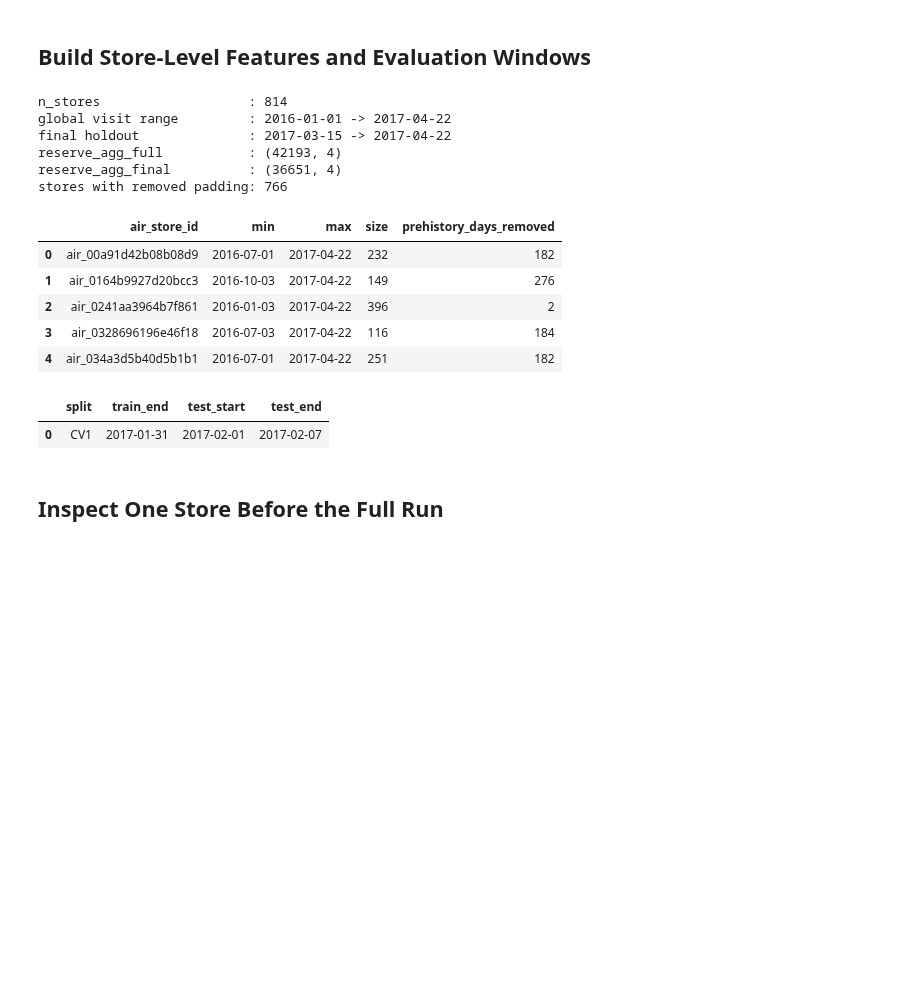
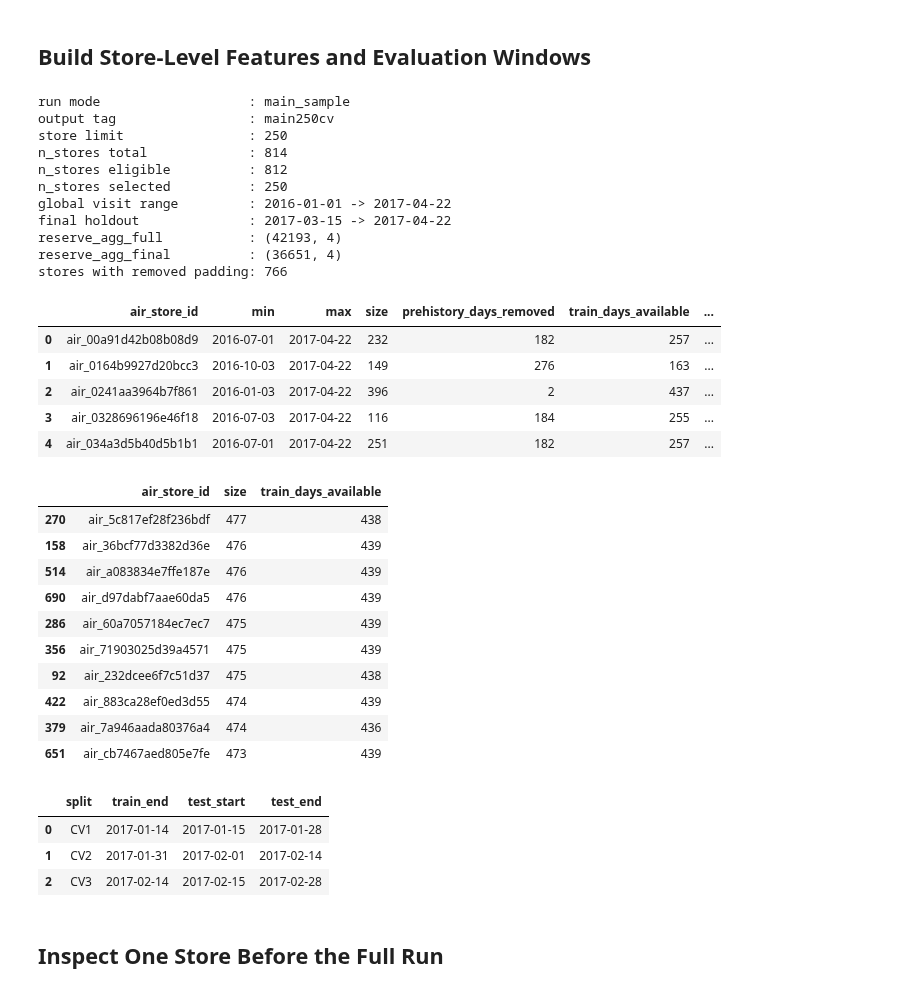
Before and after one commit to daokhanhlinh0523-dotcom/Store-Level-Time-Series-Forecasting-of-Restaurant-Visitors-Using-ARIMAX, a Jupyter notebook: notebooks/03_final_store_level_forecasting.ipynb, the cells around one changed output. Cells and saved outputs as stored; diff of their text form; code cells hidden in the pictures; blank space fills up the shorter version.

```diff
--- a/notebooks/03_final_store_level_forecasting.ipynb
+++ b/notebooks/03_final_store_level_forecasting.ipynb
@@ -347,44 +429,88 @@ Helpers loaded.
 final_split_date = pd.Timestamp('2017-03-14')
 final_holdout_start = pd.Timestamp('2017-03-15')
 final_holdout_end = pd.Timestamp('2017-04-22')
 reserve_agg_full = build_reserve_features(reserves)
 reserve_agg_final = build_reserve_features(
     reserves,
     cutoff_datetime=final_split_date + pd.Timedelta(days=1) - pd.Timedelta(microseconds=1),
 )
 store_meta = stores[['air_store_id', 'air_genre_name', 'air_area_name']].copy()
 store_ids = sorted(visits['air_store_id'].unique())
 
 observed_span = visits.groupby('air_store_id')['visit_date'].agg(['min', 'max', 'size']).reset_index()
 observed_span['prehistory_days_removed'] = (observed_span['min'] - visits['visit_date'].min()).dt.days.clip(lower=0)
+observed_span['train_days_available'] = ((final_split_date - observed_span['min']).dt.days + 1).clip(lower=0)
+observed_span['has_holdout_window'] = observed_span['max'] >= final_holdout_start
+
+min_train_days = 90
+
+RUN_MODE = 'main_sample'
+SANITY_CHECK_STORE_LIMIT = 250
+OUTPUT_TAG = 'main250cv'
+
+eligible_store_ids = (
+    observed_span.loc[
+        (observed_span['train_days_available'] >= min_train_days) & observed_span['has_holdout_window'],
+        ['air_store_id', 'size', 'train_days_available']
+    ]
+    .sort_values(['size', 'train_days_available', 'air_store_id'], ascending=[False, False, True])
+)
+
+run_store_ids = eligible_store_ids.head(SANITY_CHECK_STORE_LIMIT)['air_store_id'].tolist()
 
 cv_folds = [
-    {'split': 'CV1', 'train_end': '2017-01-31', 'test_start': '2017-02-01', 'test_end': '2017-02-07'},
+    {'split': 'CV1', 'train_end': '2017-01-14', 'test_start': '2017-01-15', 'test_end': '2017-01-28'},
+    {'split': 'CV2', 'train_end': '2017-01-31', 'test_start': '2017-02-01', 'test_end': '2017-02-14'},
+    {'split': 'CV3', 'train_end': '2017-02-14', 'test_start': '2017-02-15', 'test_end': '2017-02-28'},
 ]
 
-print('n_stores                   :', len(store_ids))
+print('run mode                   :', RUN_MODE)
+print('output tag                 :', OUTPUT_TAG)
+print('store limit                :', SANITY_CHECK_STORE_LIMIT)
+print('n_stores total             :', len(store_ids))
+print('n_stores eligible          :', len(eligible_store_ids))
+print('n_stores selected          :', len(run_store_ids))
 print('global visit range         :', visits['visit_date'].min().date(), '->', visits['visit_date'].max().date())
 print('final holdout              :', final_holdout_start.date(), '->', final_holdout_end.date())
 print('reserve_agg_full           :', reserve_agg_full.shape)
 print('reserve_agg_final          :', reserve_agg_final.shape)
 print('stores with removed padding:', int((observed_span['prehistory_days_removed'] > 0).sum()))
 display(observed_span.head())
+display(eligible_store_ids.head(10))
 display(pd.DataFrame(cv_folds))
 # %% [output]
-n_stores                   : 814
+run mode                   : main_sample
+output tag                 : main250cv
+store limit                : 250
+n_stores total             : 814
+n_stores eligible          : 812
+n_stores selected          : 250
 global visit range         : 2016-01-01 -> 2017-04-22
 final holdout              : 2017-03-15 -> 2017-04-22
 reserve_agg_full           : (42193, 4)
 reserve_agg_final          : (36651, 4)
 stores with removed padding: 766
-|  | air_store_id | min | max | size | prehistory_days_removed |
-| 0 | air_00a91d42b08b08d9 | 2016-07-01 | 2017-04-22 | 232 | 182 |
-| 1 | air_0164b9927d20bcc3 | 2016-10-03 | 2017-04-22 | 149 | 276 |
-| 2 | air_0241aa3964b7f861 | 2016-01-03 | 2017-04-22 | 396 | 2 |
-| 3 | air_0328696196e46f18 | 2016-07-03 | 2017-04-22 | 116 | 184 |
-| 4 | air_034a3d5b40d5b1b1 | 2016-07-01 | 2017-04-22 | 251 | 182 |
+|  | air_store_id | min | max | size | prehistory_days_removed | train_days_available | ... |
+| 0 | air_00a91d42b08b08d9 | 2016-07-01 | 2017-04-22 | 232 | 182 | 257 | ... |
+| 1 | air_0164b9927d20bcc3 | 2016-10-03 | 2017-04-22 | 149 | 276 | 163 | ... |
+| 2 | air_0241aa3964b7f861 | 2016-01-03 | 2017-04-22 | 396 | 2 | 437 | ... |
+| 3 | air_0328696196e46f18 | 2016-07-03 | 2017-04-22 | 116 | 184 | 255 | ... |
+| 4 | air_034a3d5b40d5b1b1 | 2016-07-01 | 2017-04-22 | 251 | 182 | 257 | ... |
-|  | split | train_end | test_start | test_end |
-| 0 | CV1 | 2017-01-31 | 2017-02-01 | 2017-02-07 |
+|  | air_store_id | size | train_days_available |
+| 270 | air_5c817ef28f236bdf | 477 | 438 |
+| 158 | air_36bcf77d3382d36e | 476 | 439 |
+| 514 | air_a083834e7ffe187e | 476 | 439 |
+| 690 | air_d97dabf7aae60da5 | 476 | 439 |
+| 286 | air_60a7057184ec7ec7 | 475 | 439 |
+| 356 | air_71903025d39a4571 | 475 | 439 |
+| 92 | air_232dcee6f7c51d37 | 475 | 438 |
+| 422 | air_883ca28ef0ed3d55 | 474 | 439 |
+| 379 | air_7a946aada80376a4 | 474 | 436 |
+| 651 | air_cb7467aed805e7fe | 473 | 439 |
+|  | split | train_end | test_start | test_end |
+| 0 | CV1 | 2017-01-14 | 2017-01-15 | 2017-01-28 |
+| 1 | CV2 | 2017-01-31 | 2017-02-01 | 2017-02-14 |
+| 2 | CV3 | 2017-02-14 | 2017-02-15 | 2017-02-28 |
 # %% [markdown]
 ## Inspect One Store Before the Full Run
 # %%
```
Also changed, not shown: parts of 16 cells of this notebook, 42 other files.
